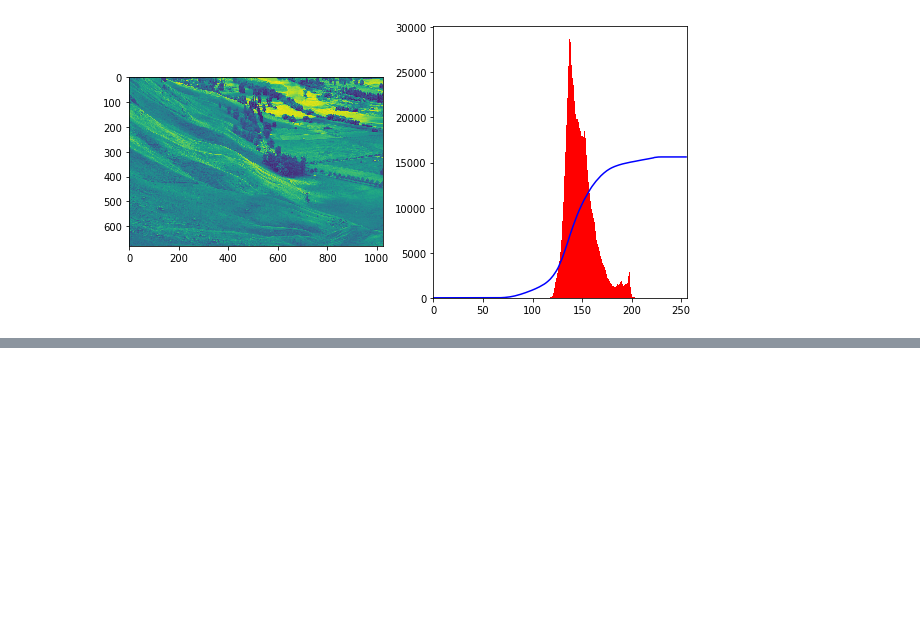
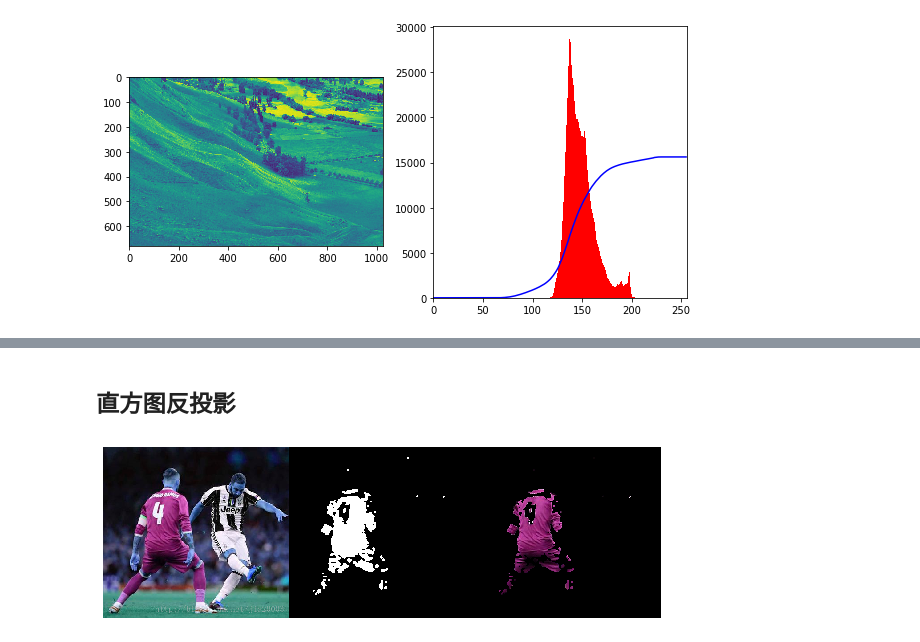
Before and after one commit to hehichens/CV_code, a Jupyter notebook: 1.直方图.ipynb, the cells around one changed output, grey strips where cells are left out. Saved outputs shown, nothing was run; the diff lists cells and outputs as text; code cells hidden in the pictures; blank space fills up the shorter version.

```diff
--- a/直方图.ipynb
+++ b/1.直方图.ipynb
@@ -170,0 +197,33 @@ plt.show()
+# %% [markdown]
+## 直方图反投影
+# %%
+
+roi = cv2.imread('C:/Users/hichens/Desktop/CV_code/images/pink.png')
+hsv = cv2.cvtColor(roi,cv2.COLOR_BGR2HSV)
+
+target = cv2.imread('C:/Users/hichens/Desktop/CV_code/images/player.png')
+hsvt = cv2.cvtColor(target,cv2.COLOR_BGR2HSV)
+
+# 计算对象的直方图
+roihist = cv2.calcHist([hsv],[0, 1], None, [180, 256], [0, 180, 0, 256] )
+
+# 直方图均衡化，并应用backprojection
+cv2.normalize(roihist,roihist,0,255,cv2.NORM_MINMAX)
+dst = cv2.calcBackProject([hsvt],[0,1],roihist,[0,180,0,256],1)
+
+# 使用圆形内核卷积
+disc = cv2.getStructuringElement(cv2.MORPH_ELLIPSE,(5,5))
+cv2.filter2D(dst,-1,disc,dst)
+
+# 二值化，按位与
+ret,thresh = cv2.threshold(dst,50,255,0)
+thresh = cv2.merge((thresh,thresh,thresh))
+res = cv2.bitwise_and(target,thresh)
+
+res = np.hstack((target,thresh,res))
+
+plt.figure(figsize=(10, 5))
+plt.imshow(res), plt.axis("off")
+plt.show()
+# %% [output]
+[figure, added]
```
Also changed, not shown: parts of 4 cells of this notebook, 3 other files.
